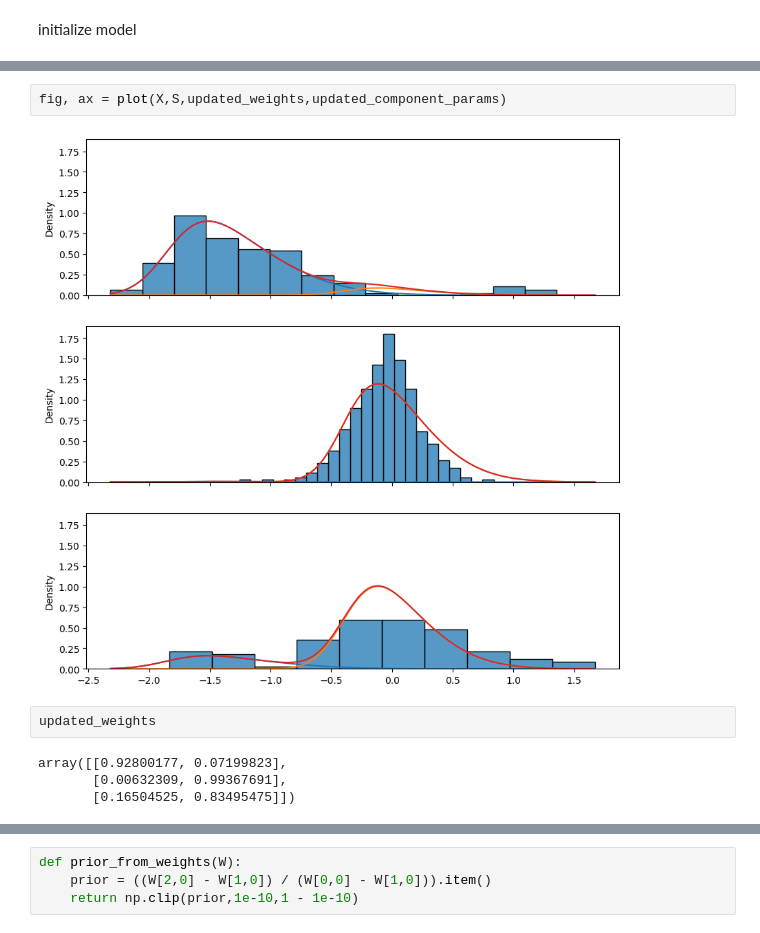
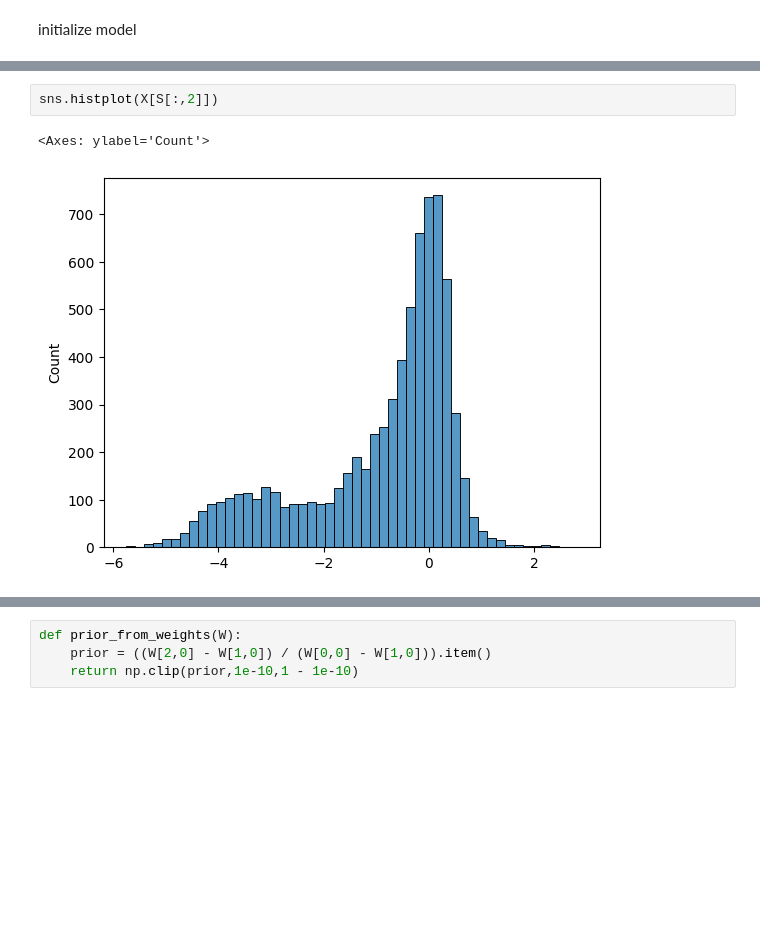
Before and after one commit to Dzeiberg/mave_calibration, a Jupyter notebook: 05_Constrained_Model.ipynb, the cells around one changed output, grey strips where cells are left out. Cells and saved outputs as stored; diff of their text form; blank space fills up the shorter version.

```diff
--- a/05_Constrained_Model.ipynb
+++ b/05_Constrained_Model.ipynb
@@ -101,10 +109,5 @@ for repetition in range(N_RESTARTS):
-# %%
-fig, ax = plot(X,S,updated_weights,updated_component_params)
-# %% [output]
-[figure, removed]
-# %%
-updated_weights
-# %% [output]
-array([[0.92800177, 0.07199823],
-       [0.00632309, 0.99367691],
-       [0.16504525, 0.83495475]])
+# %%
+sns.histplot(X[S[:,2]])
+# %% [output]
+<Axes: ylabel='Count'>
+[figure, added]
```
Also changed, not shown: parts of 10 cells of this notebook, 9 other files.
